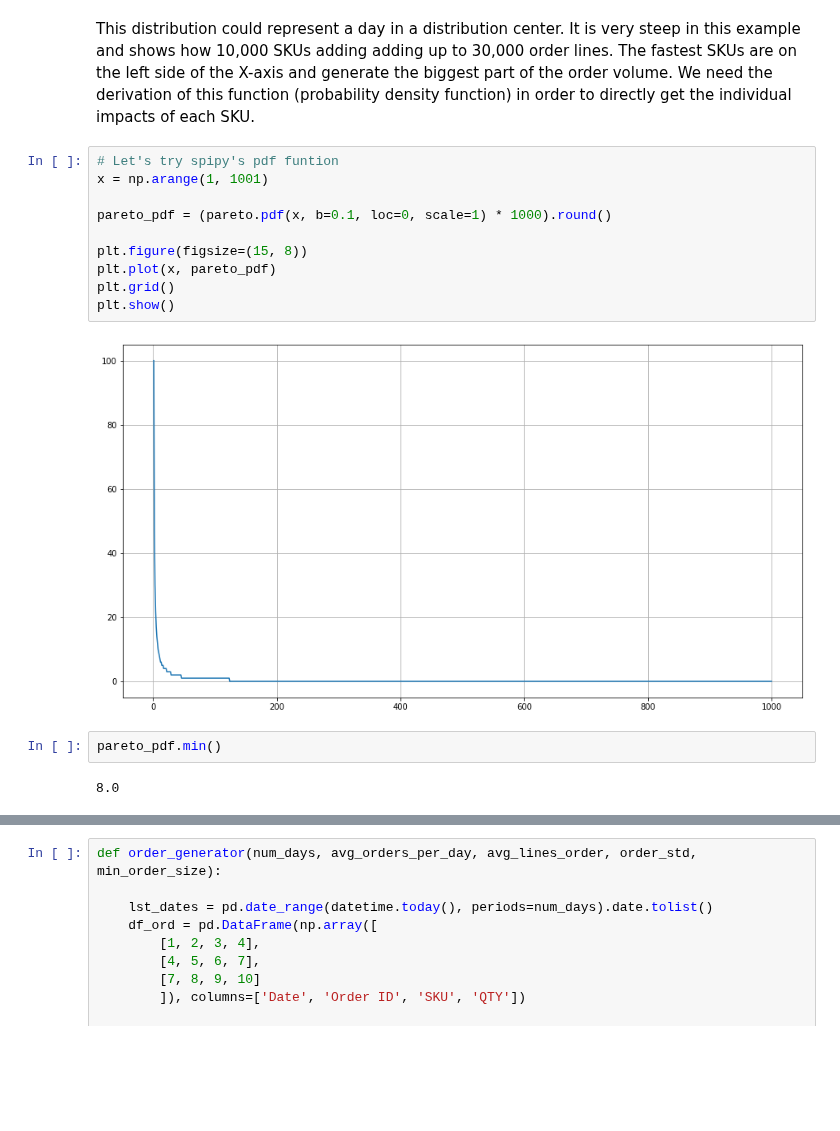
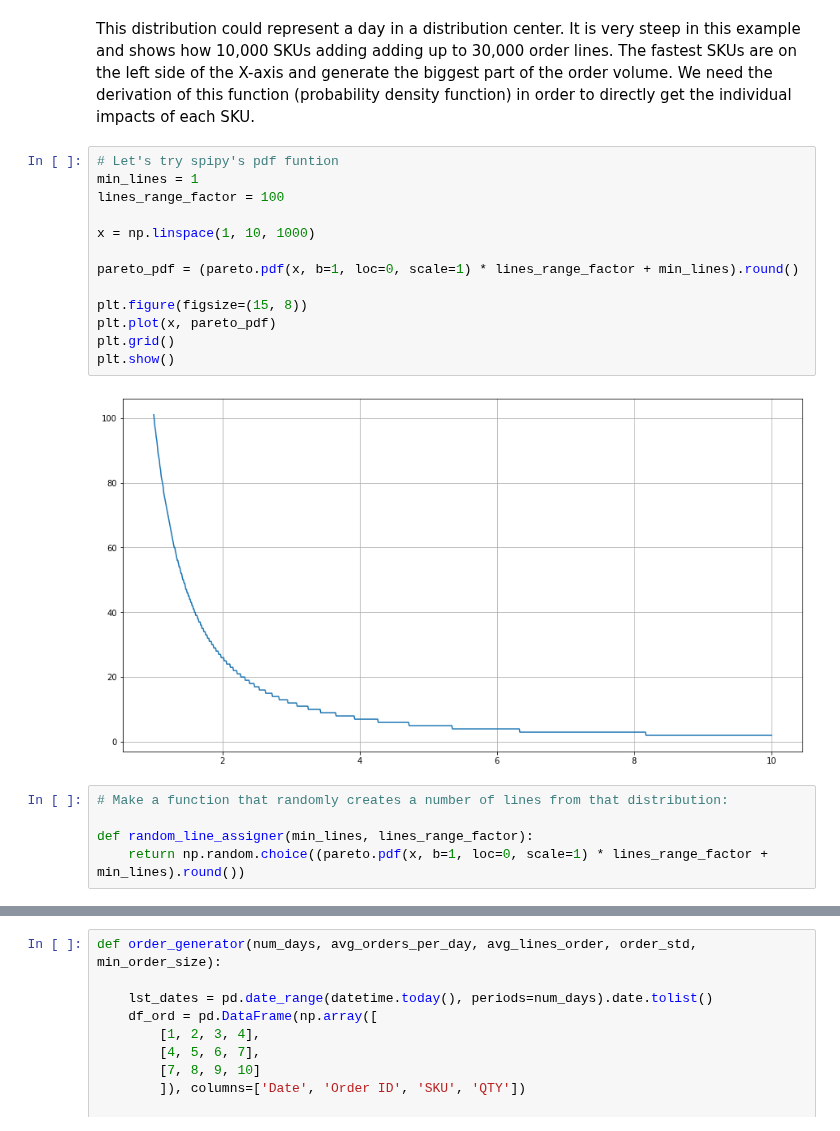
Before and after one commit to LarsTinnefeld/random-operations-generator, a Jupyter notebook: random_generators.ipynb, the cells around one changed output, grey strips where cells are left out. Cells and saved outputs as stored; diff of their text form; blank space fills up the shorter version.

```diff
--- a/random_generators.ipynb
+++ b/random_generators.ipynb
@@ -353,17 +355,21 @@ pareto_cdf.mean()
 This distribution could represent a day in a distribution center. It is very steep in this example and shows how 10,000 SKUs adding adding up to 30,000 order lines. The fastest SKUs are on the left side of the X-axis and generate the biggest part of the order volume. We need the derivation of this function (probability density function) in order to directly get the individual impacts of each SKU.
 # %%
 # Let's try spipy's pdf funtion
-x = np.arange(1, 1001)
+min_lines = 1
+lines_range_factor = 100
 
-pareto_pdf = (pareto.pdf(x, b=0.1, loc=0, scale=1) * 1000).round()
+x = np.linspace(1, 10, 1000)
+
+pareto_pdf = (pareto.pdf(x, b=1, loc=0, scale=1) * lines_range_factor + min_lines).round()
 
 plt.figure(figsize=(15, 8))
 plt.plot(x, pareto_pdf)
 plt.grid()
 plt.show()
 # %% [output]
-[figure, old version]
+[figure, new version]
-# %%
-pareto_pdf.min()
-# %% [output]
-8.0
+# %%
+# Make a function that randomly creates a number of lines from that distribution:
+
+def random_line_assigner(min_lines, lines_range_factor):
+    return np.random.choice((pareto.pdf(x, b=1, loc=0, scale=1) * lines_range_factor + min_lines).round())
```
Also changed, not shown: parts of 18 cells of this notebook.
